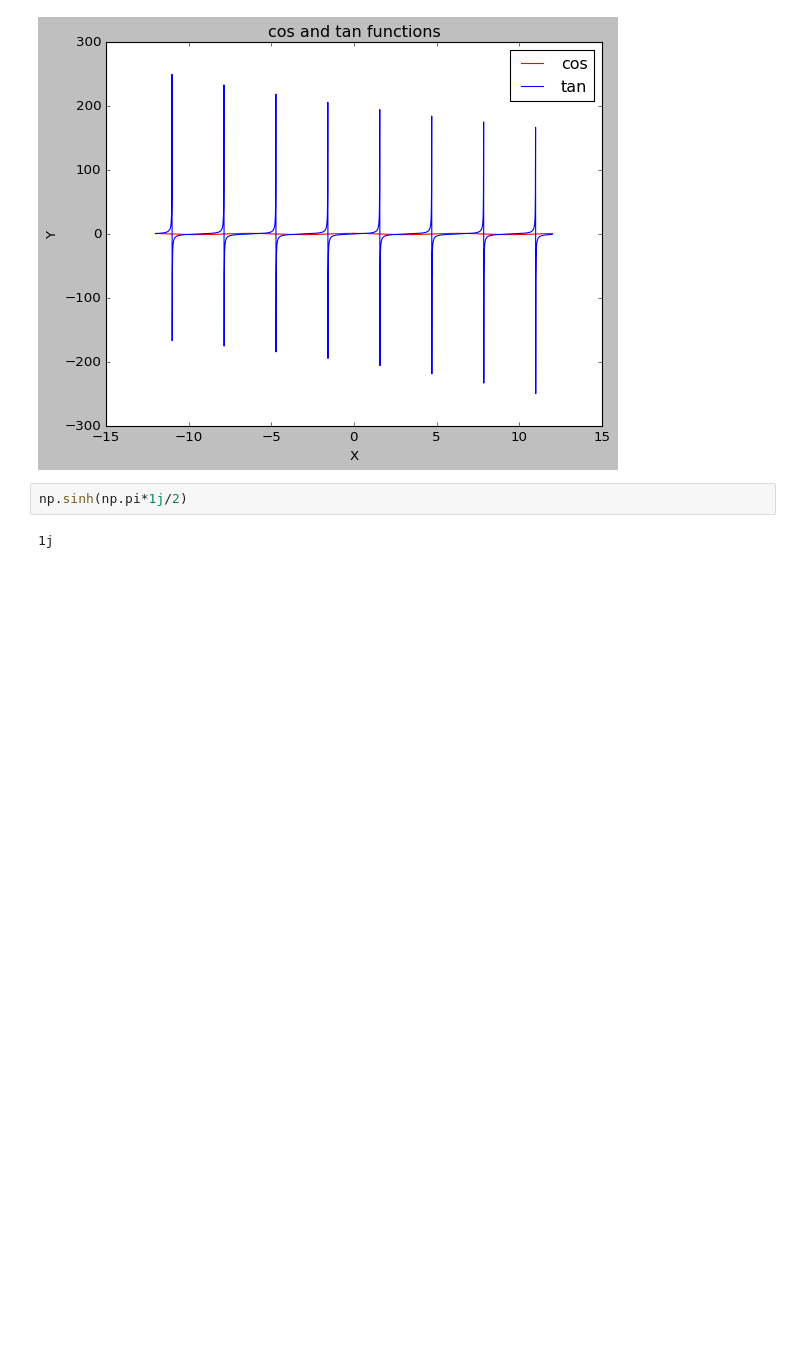
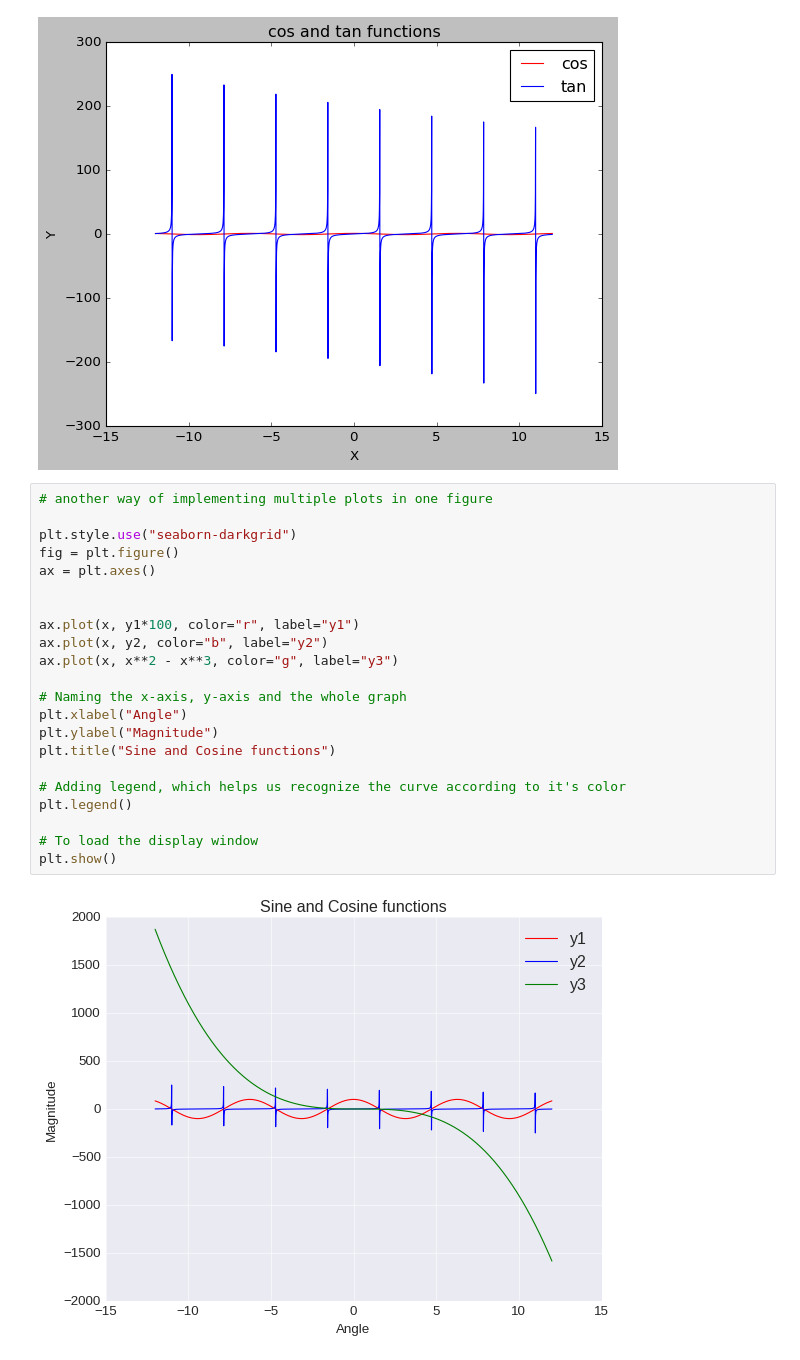
Before and after one commit to mirpouya/Basics-of-ML, a Jupyter notebook: Matplotlib_Intermediate.ipynb, the cells around one changed output. Cells and saved outputs as stored; diff of their text form; blank space fills up the shorter version.

```diff
--- a/Matplotlib_Intermediate.ipynb
+++ b/Matplotlib_Intermediate.ipynb
@@ -101,7 +101,27 @@ plt.legend()
 plt.show()
 # %% [output]
 [figure]
-# %%
-np.sinh(np.pi*1j/2)
-# %% [output]
-1j
+# %%
+# another way of implementing multiple plots in one figure
+
+plt.style.use("seaborn-darkgrid")
+fig = plt.figure()
+ax = plt.axes()
+
+
+ax.plot(x, y1*100, color="r", label="y1")
+ax.plot(x, y2, color="b", label="y2")
+ax.plot(x, x**2 - x**3, color="g", label="y3")
+
+# Naming the x-axis, y-axis and the whole graph
+plt.xlabel("Angle")
+plt.ylabel("Magnitude")
+plt.title("Sine and Cosine functions")
+
+# Adding legend, which helps us recognize the curve according to it's color
+plt.legend()
+
+# To load the display window
+plt.show()
+# %% [output]
+[figure, added]
```
